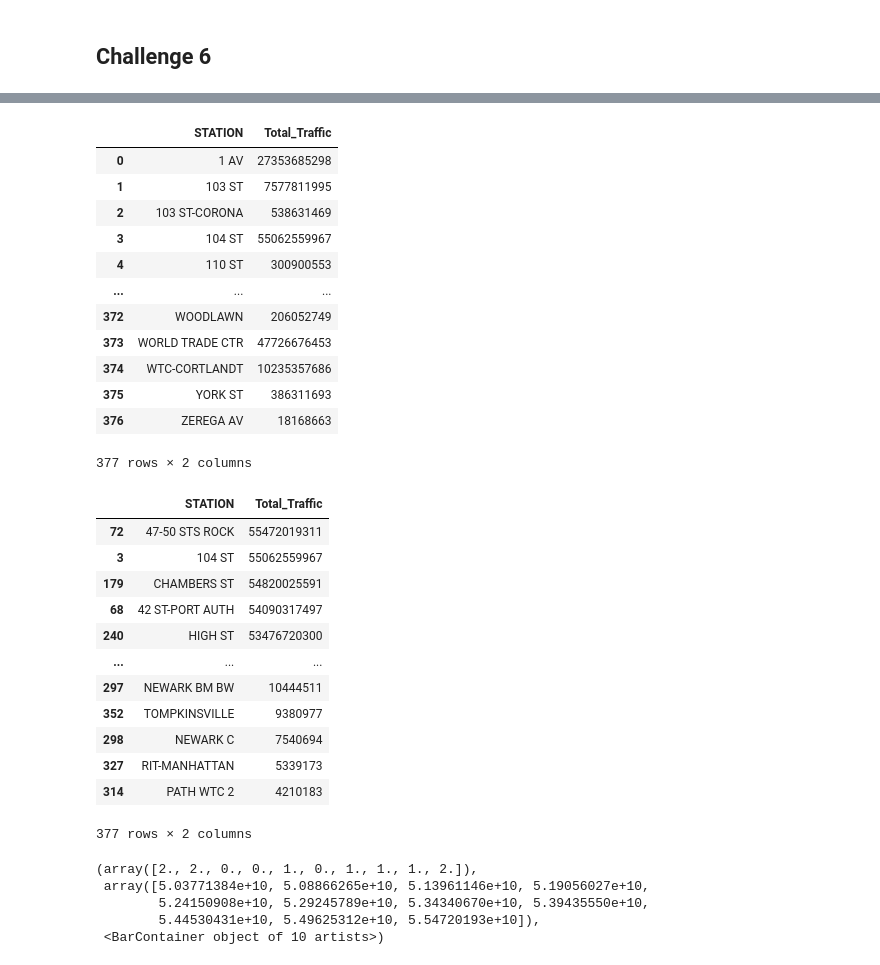
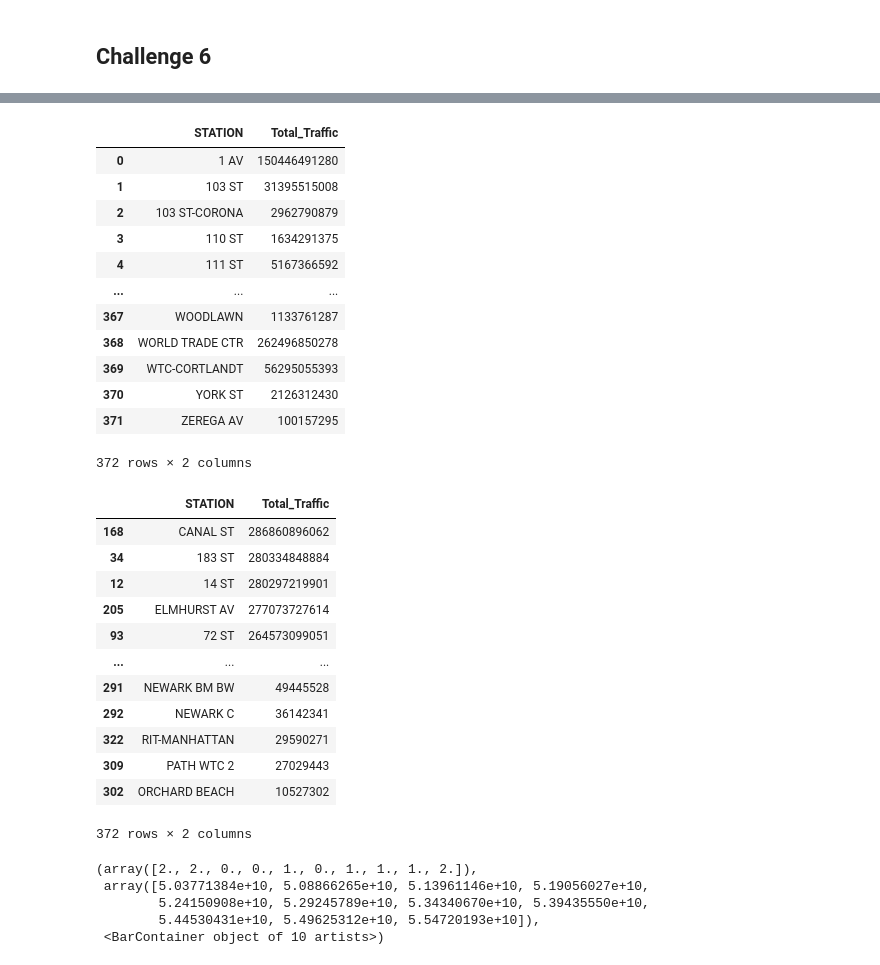
Before and after one commit to racheldilley1/mta-project-1, a Jupyter notebook: ritu_notebook.ipynb, the cells around one changed output, grey strips where cells are left out. Drawn from its saved outputs; the diff is of its cells as text; code cells hidden in the pictures.

```diff
--- a/ritu_notebook.ipynb
+++ b/ritu_notebook.ipynb
@@ -14,0 +16,8 @@ data.head()
+# %%
+extension = 'txt'
+all_filenames = [i for i in glob.glob('*.{}'.format(extension))]
+
+
+#combine all files in the list
+data = pd.concat([pd.read_csv(f) for f in all_filenames ])
+data
@@ -234,7 +257,7 @@ station_grouped.head()
 # %%
 test_station = station_grouped[station_grouped.iloc[:,1] == '103 ST-CORONA']
 station_grouped[('Date_Time','')] = pd.to_datetime(station_grouped[('DATE','')], cache=True)
-station_grouped[('Week_Day','')] = station_grouped[('Date_Time','')].dt.weekday
+station_grouped[('Week_Day','')] = station_grouped[('Date_Time','')].dt.day_name()
 station_grouped.head()
 #station_grouped.reset_index()
 #test_station.head()
@@ -248,0 +280,4 @@ station_grouped.head()
+# %%
+
+from scipy import stats
+station_grouped_filtered = station_grouped[(np.abs(stats.zscore(station_grouped['Total_Traffic'])) < 3)]
@@ -249,48 +324,48 @@ station_grouped.head()
 # %%
 #test_station = station_grouped[station_grouped.iloc[:,1] == '103 ST-CORONA']
-station_grouped.columns = ['DATE', 'STATION', 'ENTRIES_MIN', 'ENTRIES_MAX', 'EXITS_MIN', 'EXITS_MAX', 'ENTRIES', 'EXITS', 'Total_Traffic', 'Date_Time', 'Week_Day']
+station_grouped_filtered.columns = ['DATE', 'STATION', 'ENTRIES_MIN', 'ENTRIES_MAX', 'EXITS_MIN', 'EXITS_MAX', 'ENTRIES', 'EXITS', 'Total_Traffic', 'Date_Time', 'Week_Day']
 #test_station.head()
 #Answer = test_station.groupby(['Week_Day','Date_Time']).Total_Traffic.sum()
 #fig, ax = plt.subplots(figsize=(15,7))
 #test_station.groupby(['Week_Day','Date_Time']).Total_Traffic.sum().unstack().plot(ax=ax)
 #type(Answer)
 #Answer.shape
 #plt.plot(Answer)
-Total_ridership = station_grouped.groupby(['STATION']).Total_Traffic.sum().reset_index()
+Total_ridership = station_grouped_filtered.groupby(['STATION']).Total_Traffic.sum().reset_index()
 type(Total_ridership)
 Total_ridership
 # %% [output]
 |  | STATION | Total_Traffic |
-| 0 | 1 AV | 27353685298 |
-| 1 | 103 ST | 7577811995 |
-| 2 | 103 ST-CORONA | 538631469 |
-| 3 | 104 ST | 55062559967 |
-| 4 | 110 ST | 300900553 |
+| 0 | 1 AV | 150446491280 |
+| 1 | 103 ST | 31395515008 |
+| 2 | 103 ST-CORONA | 2962790879 |
+| 3 | 110 ST | 1634291375 |
+| 4 | 111 ST | 5167366592 |
 | ... | ... | ... |
-| 372 | WOODLAWN | 206052749 |
-| 373 | WORLD TRADE CTR | 47726676453 |
-| 374 | WTC-CORTLANDT | 10235357686 |
-| 375 | YORK ST | 386311693 |
-| 376 | ZEREGA AV | 18168663 |
+| 367 | WOODLAWN | 1133761287 |
+| 368 | WORLD TRADE CTR | 262496850278 |
+| 369 | WTC-CORTLANDT | 56295055393 |
+| 370 | YORK ST | 2126312430 |
+| 371 | ZEREGA AV | 100157295 |
-377 rows × 2 columns
+372 rows × 2 columns
 # %%
 Total_ridership.sort_values(by=['Total_Traffic'],inplace = True, ascending = False)
 Total_ridership
 #plt.hist(Total_ridership['Total_Traffic'])
 # %% [output]
 |  | STATION | Total_Traffic |
-| 72 | 47-50 STS ROCK | 55472019311 |
-| 3 | 104 ST | 55062559967 |
-| 179 | CHAMBERS ST | 54820025591 |
-| 68 | 42 ST-PORT AUTH | 54090317497 |
-| 240 | HIGH ST | 53476720300 |
+| 168 | CANAL ST | 286860896062 |
+| 34 | 183 ST | 280334848884 |
+| 12 | 14 ST | 280297219901 |
+| 205 | ELMHURST AV | 277073727614 |
+| 93 | 72 ST | 264573099051 |
 | ... | ... | ... |
-| 297 | NEWARK BM BW | 10444511 |
-| 352 | TOMPKINSVILLE | 9380977 |
-| 298 | NEWARK C | 7540694 |
-| 327 | RIT-MANHATTAN | 5339173 |
-| 314 | PATH WTC 2 | 4210183 |
+| 291 | NEWARK BM BW | 49445528 |
+| 292 | NEWARK C | 36142341 |
+| 322 | RIT-MANHATTAN | 29590271 |
+| 309 | PATH WTC 2 | 27029443 |
+| 302 | ORCHARD BEACH | 10527302 |
-377 rows × 2 columns
+372 rows × 2 columns
 # %%
 Row_list =[]
 indices = []
```
Also changed, not shown: parts of 27 cells of this notebook.
